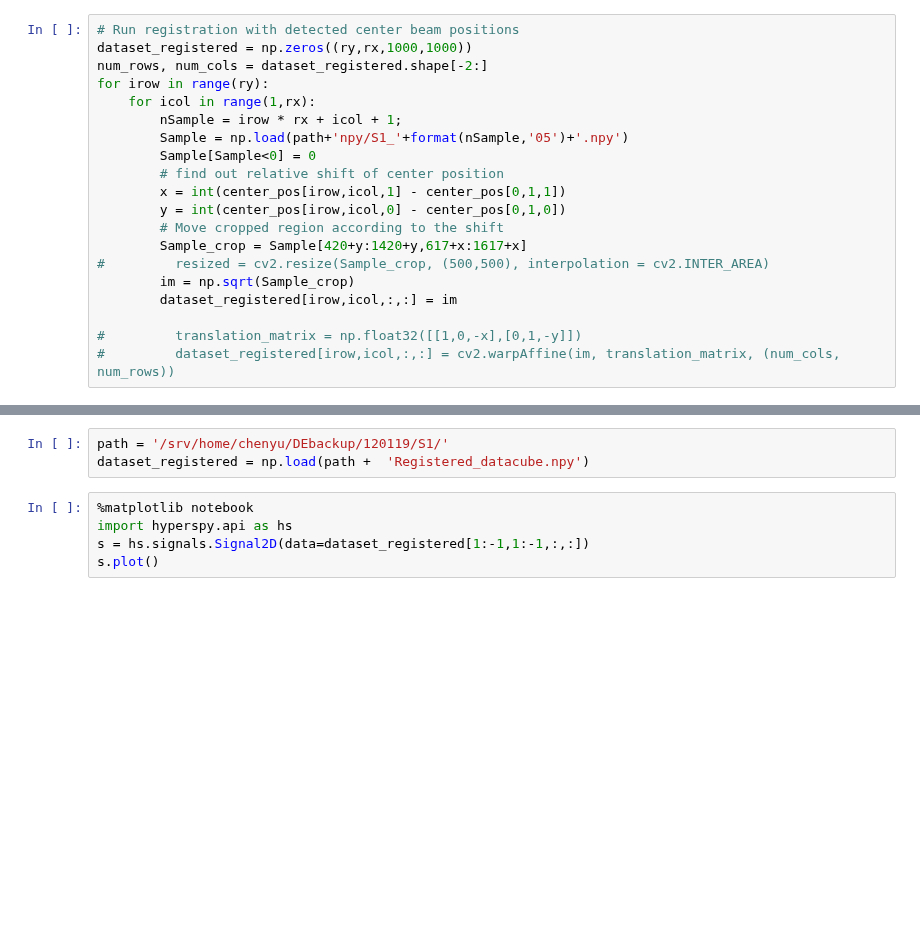
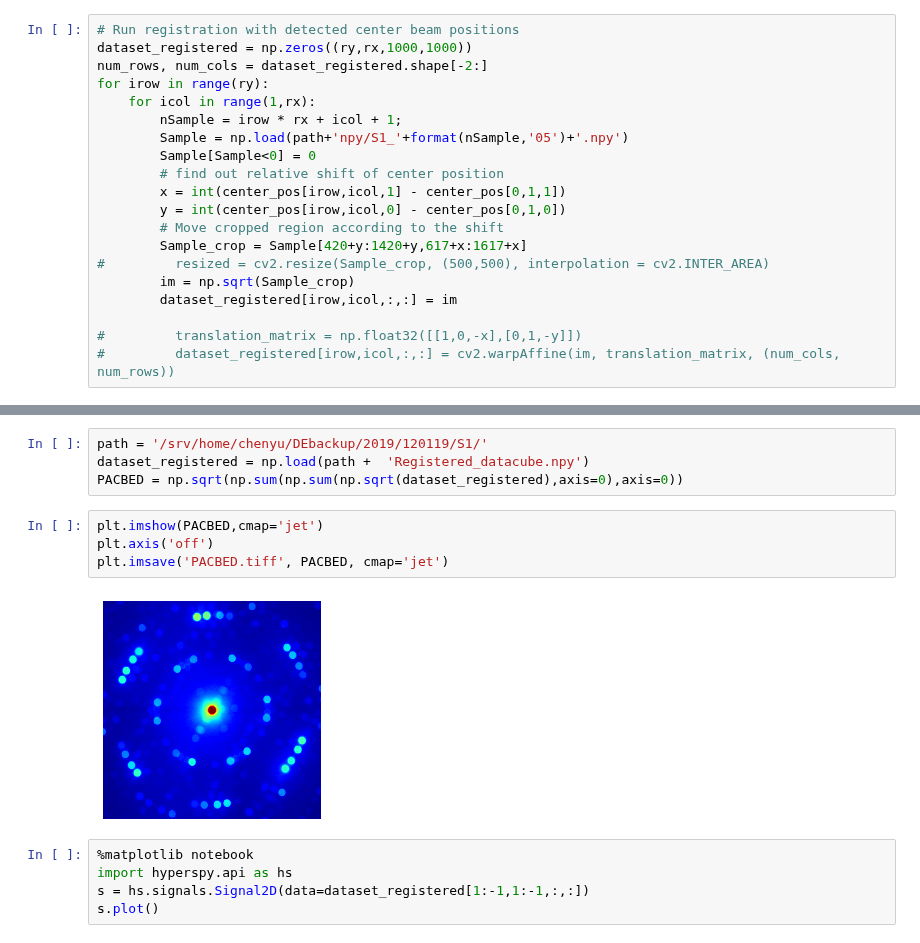
Before and after one commit to CY-Zhang/PyProcessingCodes, a Jupyter notebook: TwistedWS2/TwistedWS2_120119.ipynb, the cells around one changed output, grey strips where cells are left out. Saved outputs shown, nothing was run; the diff lists cells and outputs as text; blank space fills up the shorter version.

```diff
--- a/TwistedWS2/TwistedWS2_120119.ipynb
+++ b/TwistedWS2/TwistedWS2_120119.ipynb
@@ -172,8 +173,15 @@ np.save(path + 'Registered_datacube.npy',dataset_registered)
 [interactive output not drawn]
 [interactive output not drawn]
 # %%
-path = '/srv/home/chenyu/DEbackup/120119/S1/'
+path = '/srv/home/chenyu/DEbackup/2019/120119/S1/'
 dataset_registered = np.load(path +  'Registered_datacube.npy')
+PACBED = np.sqrt(np.sum(np.sum(np.sqrt(dataset_registered),axis=0),axis=0))
+# %%
+plt.imshow(PACBED,cmap='jet')
+plt.axis('off')
+plt.imsave('PACBED.tiff', PACBED, cmap='jet')
+# %% [output]
+[figure, added]
 # %%
 %matplotlib notebook
 import hyperspy.api as hs
```
Also changed, not shown: parts of 1 cell of this notebook, 2 other files.
